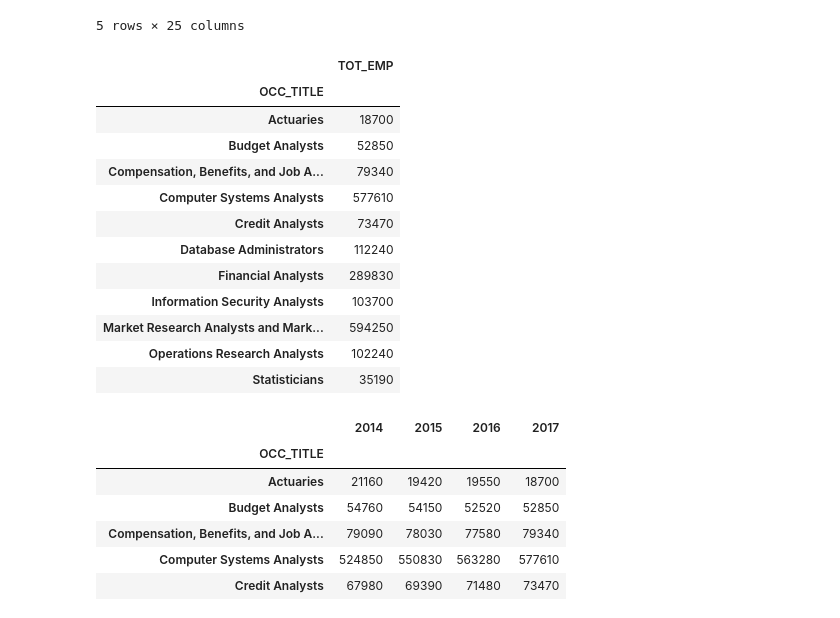
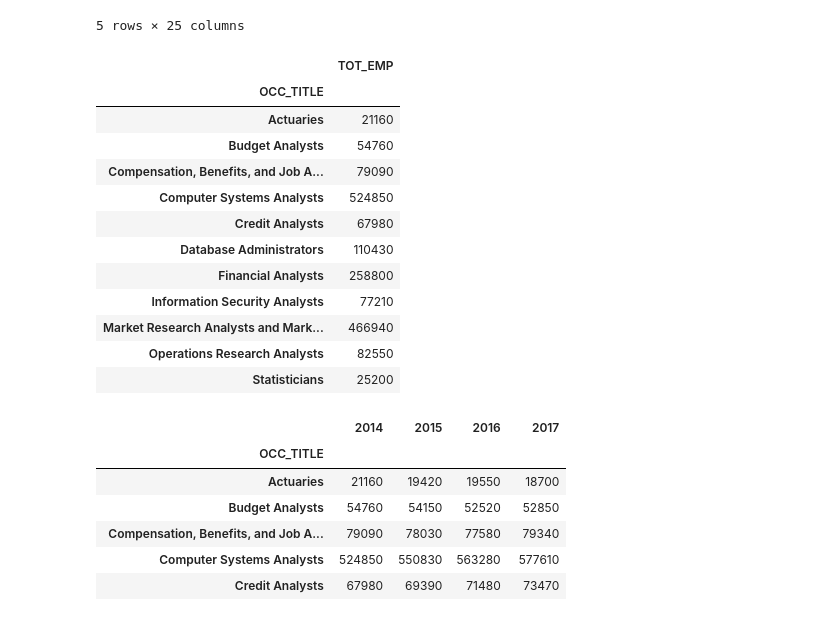
Before and after one commit to phillkev/Project--1, a Jupyter notebook: bls_employeement.ipynb, the cells around one changed output. Saved outputs shown, nothing was run; the diff lists cells and outputs as text; code cells hidden in the pictures.

```diff
--- a/bls_employeement.ipynb
+++ b/bls_employeement.ipynb
@@ -52,24 +73,24 @@ copy_2017_df['TOT_EMP'] = pd.to_numeric(copy_2017_df['TOT_EMP']).fillna(0).astyp
 # %%
 # Create new datafromes to contain total emploee number for each occ_title
 emp_2014_df = copy_2014_df.groupby(['OCC_TITLE']).agg({'TOT_EMP':'sum'})
 emp_2015_df = copy_2015_df.groupby(['OCC_TITLE']).agg({'TOT_EMP':'sum'})
 emp_2016_df = copy_2016_df.groupby(['OCC_TITLE']).agg({'TOT_EMP':'sum'})
 emp_2017_df = copy_2017_df.groupby(['OCC_TITLE']).agg({'TOT_EMP':'sum'})
-emp_2017_df
+emp_2014_df
 # %% [output]
 |  | TOT_EMP |
 | OCC_TITLE |  |
-| Actuaries | 18700 |
-| Budget Analysts | 52850 |
-| Compensation, Benefits, and Job A... | 79340 |
-| Computer Systems Analysts | 577610 |
-| Credit Analysts | 73470 |
-| Database Administrators | 112240 |
-| Financial Analysts | 289830 |
-| Information Security Analysts | 103700 |
-| Market Research Analysts and Mark... | 594250 |
-| Operations Research Analysts | 102240 |
-| Statisticians | 35190 |
+| Actuaries | 21160 |
+| Budget Analysts | 54760 |
+| Compensation, Benefits, and Job A... | 79090 |
+| Computer Systems Analysts | 524850 |
+| Credit Analysts | 67980 |
+| Database Administrators | 110430 |
+| Financial Analysts | 258800 |
+| Information Security Analysts | 77210 |
+| Market Research Analysts and Mark... | 466940 |
+| Operations Research Analysts | 82550 |
+| Statisticians | 25200 |
 # %%
 # Merge above dataframes and rename coloumns
 emp_2014_2015_df = pd.merge(emp_2014_df, emp_2015_df, on='OCC_TITLE', how='outer')
```
Also changed, not shown: parts of 9 cells of this notebook, 3 other files.
